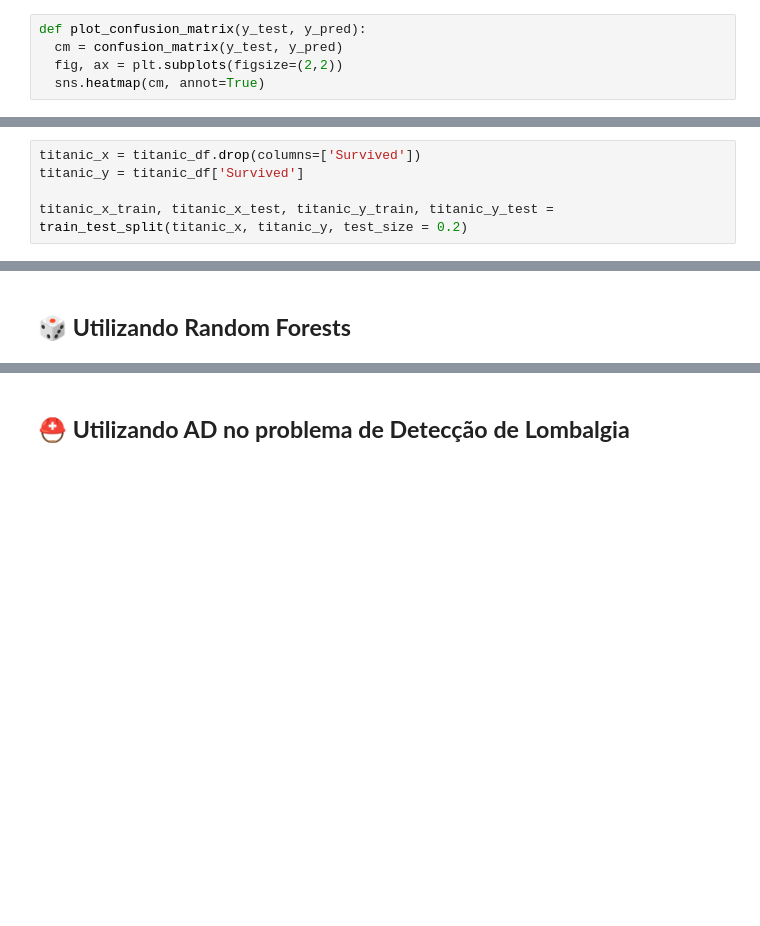
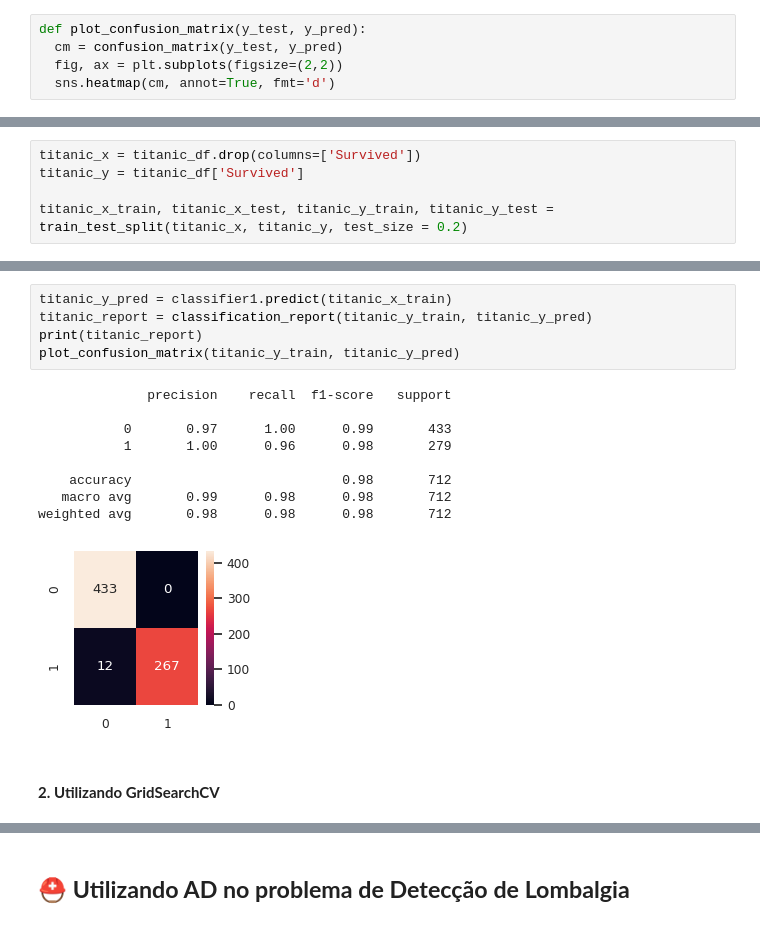
Before and after one commit to aliceoq/titanic-decision-tree, a Jupyter notebook: Mini_projeto_AD.ipynb, the cells around one changed output, grey strips where cells are left out. Cells and saved outputs as stored; diff of their text form; blank space fills up the shorter version.

```diff
--- a/Mini_projeto_AD.ipynb
+++ b/Mini_projeto_AD.ipynb
@@ -70,5 +65,5 @@ pain_df.head()
 def plot_confusion_matrix(y_test, y_pred):
   cm = confusion_matrix(y_test, y_pred)
   fig, ax = plt.subplots(figsize=(2,2))
-  sns.heatmap(cm, annot=True)
+  sns.heatmap(cm, annot=True, fmt='d')
 # %% [markdown]
@@ -393,2 +388,17 @@ plot_confusion_matrix(titanic_y_test, titanic_y_pred)
+# %%
+titanic_y_pred = classifier1.predict(titanic_x_train)
+titanic_report = classification_report(titanic_y_train, titanic_y_pred)
+print(titanic_report)
+plot_confusion_matrix(titanic_y_train, titanic_y_pred)
+# %% [output]
+              precision    recall  f1-score   support
+
+           0       0.97      1.00      0.99       433
+           1       1.00      0.96      0.98       279
+
+    accuracy                           0.98       712
+   macro avg       0.99      0.98      0.98       712
+weighted avg       0.98      0.98      0.98       712
+[figure, added]
 # %% [markdown]
-## 🎲 **Utilizando Random Forests**
+#### **2. Utilizando GridSearchCV**
```
Also changed, not shown: parts of 43 cells of this notebook, 1 other file.
